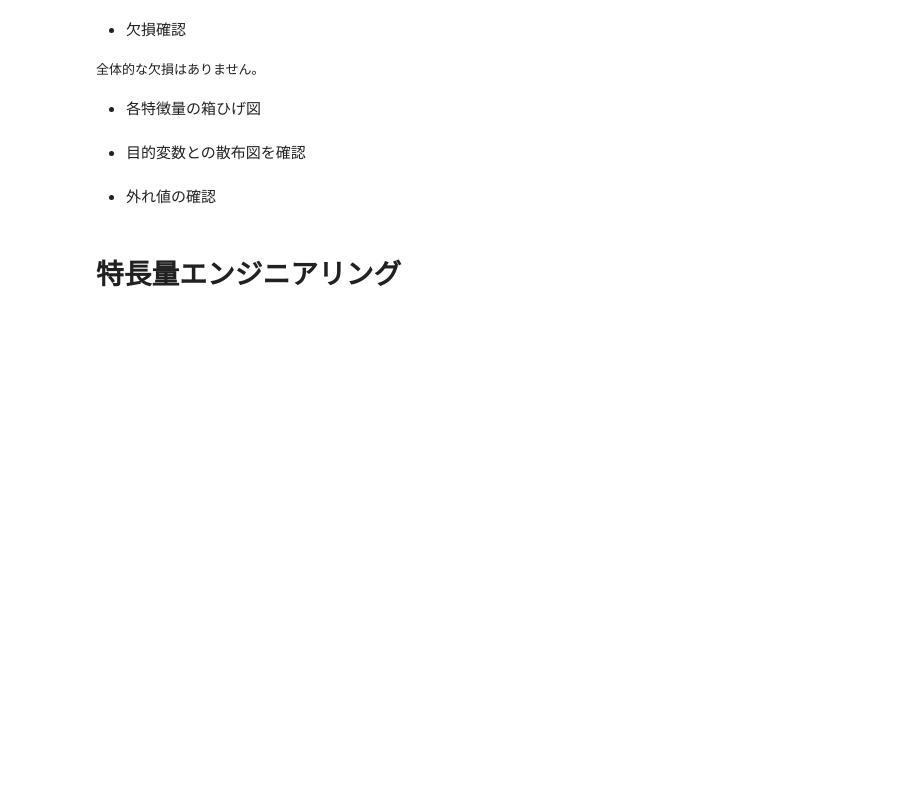
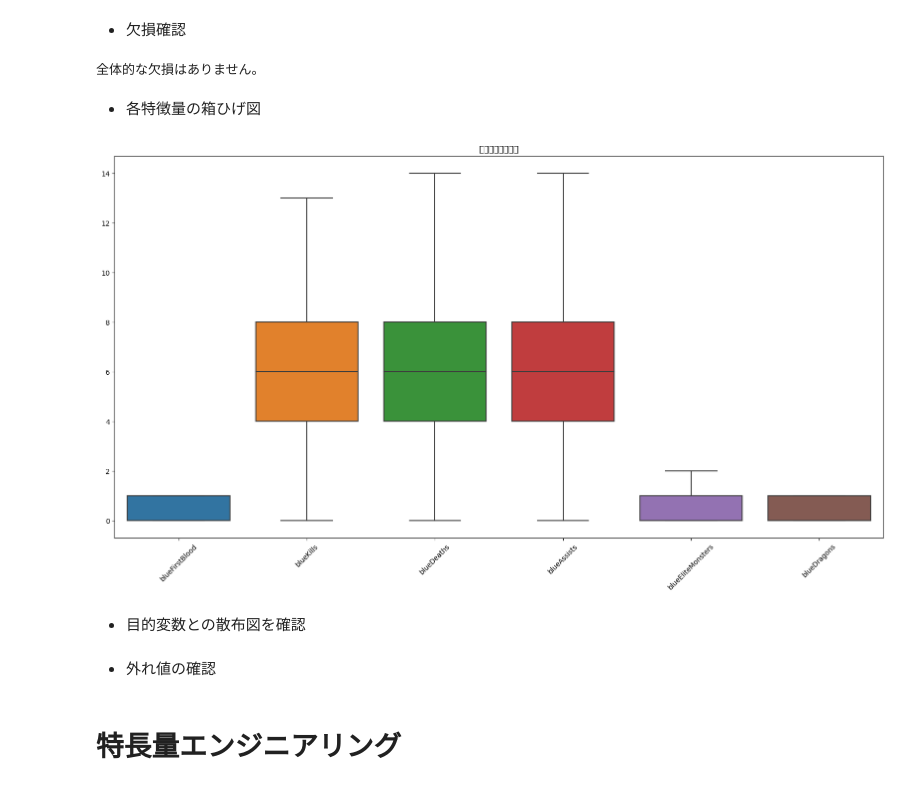
Before and after one commit to tImagawa09/SIGNATE, a Jupyter notebook: 02_【第42回_Beginner限定コンペ】PCゲームの勝敗予測/notebooks/00_EDA.ipynb, the cells around one changed output. Saved outputs shown, nothing was run; the diff lists cells and outputs as text; code cells hidden in the pictures; blank space fills up the shorter version.

```diff
--- a/02_【第42回_Beginner限定コンペ】PCゲームの勝敗予測/notebooks/00_EDA.ipynb
+++ b/02_【第42回_Beginner限定コンペ】PCゲームの勝敗予測/notebooks/00_EDA.ipynb
@@ -155,6 +155,15 @@ else:
 全体的な欠損はありません。
 # %% [markdown]
 - 各特徴量の箱ひげ図
+# %%
+plt.figure(figsize=(20, 10))
+# sns.boxplot(data=train.drop(columns=['gameId', 'blueWins', 'blueTotalExperience', 'blueTotalGold']))
+sns.boxplot(data=test.drop(columns=['gameId', 'blueTotalExperience', 'blueTotalGold']))
+plt.xticks(rotation=45)
+plt.title('特徴量の箱ひげ図')
+plt.show()
+# %% [output]
+[figure, added]
 # %% [markdown]
 - 目的変数との散布図を確認
 # %% [markdown]
```
Also changed, not shown: parts of 1 cell of this notebook.
